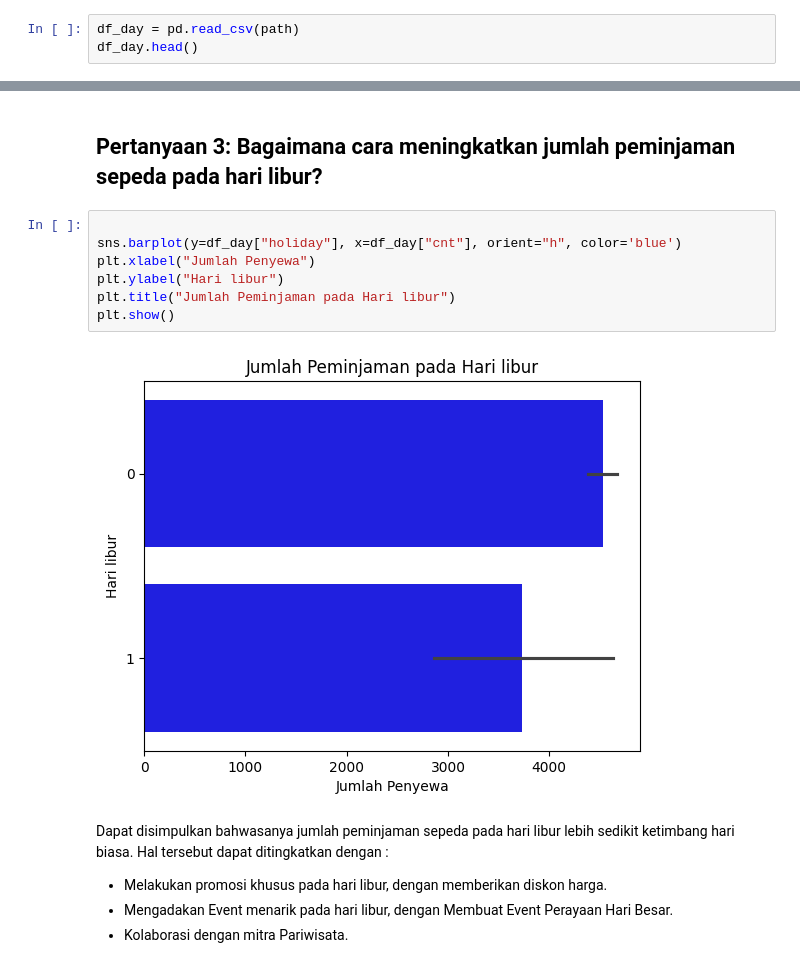
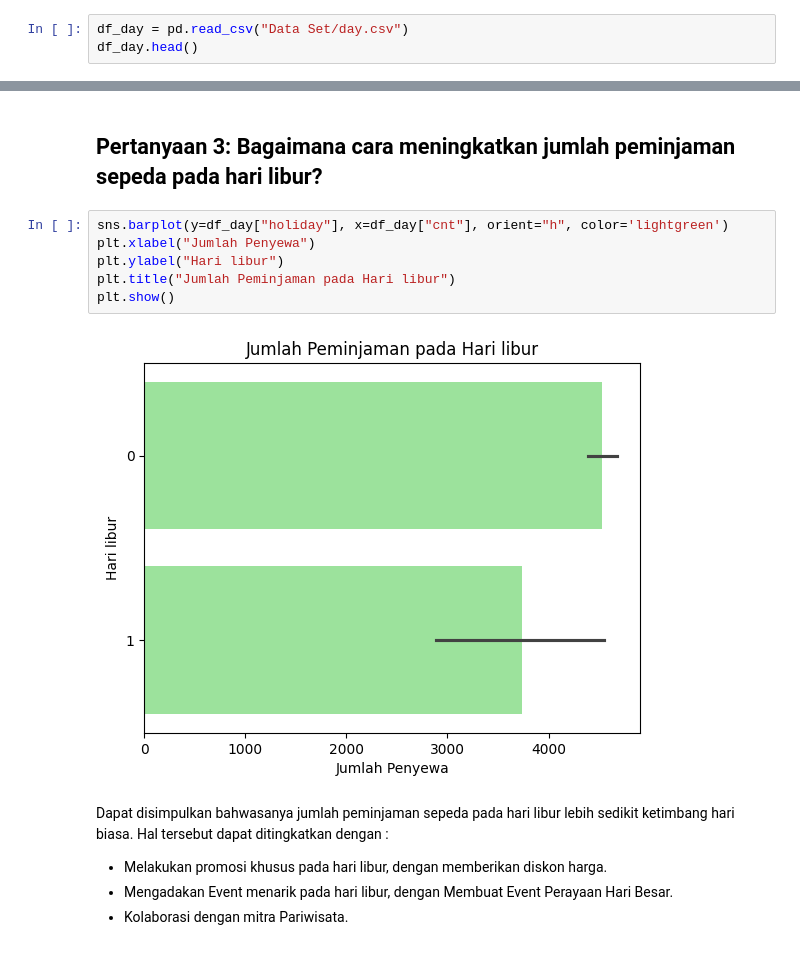
Before and after one commit to MrAlFuady/Fuady, a Jupyter notebook: Salinan_dari_Proyek_Analisis_Data.ipynb, the cells around one changed output, grey strips where cells are left out. Drawn from its saved outputs; the diff is of its cells as text.

```diff
--- a/Salinan_dari_Proyek_Analisis_Data.ipynb
+++ b/Salinan_dari_Proyek_Analisis_Data.ipynb
@@ -48,5 +37,5 @@ path = '/content/drive/My Drive/Dataset/day.csv'
 # %%
-df_day = pd.read_csv(path)
+df_day = pd.read_csv("Data Set/day.csv")
 df_day.head()
 # %% [output]
 |  | instant | dteday | season | yr | mnth | holiday | weekday | workingday | weathersit | temp | ... |
@@ -370,14 +359,13 @@ Dapat disimpulkan bahwasannya tidak adanya korelasi yang jelas antara kecepatan
 # %% [markdown]
 ## Pertanyaan 3: Bagaimana cara meningkatkan jumlah peminjaman sepeda pada hari libur?
 # %%
-
-sns.barplot(y=df_day["holiday"], x=df_day["cnt"], orient="h", color='blue')
+sns.barplot(y=df_day["holiday"], x=df_day["cnt"], orient="h", color='lightgreen')
 plt.xlabel("Jumlah Penyewa")
 plt.ylabel("Hari libur")
 plt.title("Jumlah Peminjaman pada Hari libur")
 plt.show()
 # %% [output]
-[figure, old version]
+[figure, new version]
 # %% [markdown]
 Dapat disimpulkan bahwasanya jumlah peminjaman sepeda pada hari libur lebih sedikit ketimbang hari biasa.
 Hal tersebut dapat ditingkatkan dengan :
```
Also changed, not shown: parts of 7 cells of this notebook.
